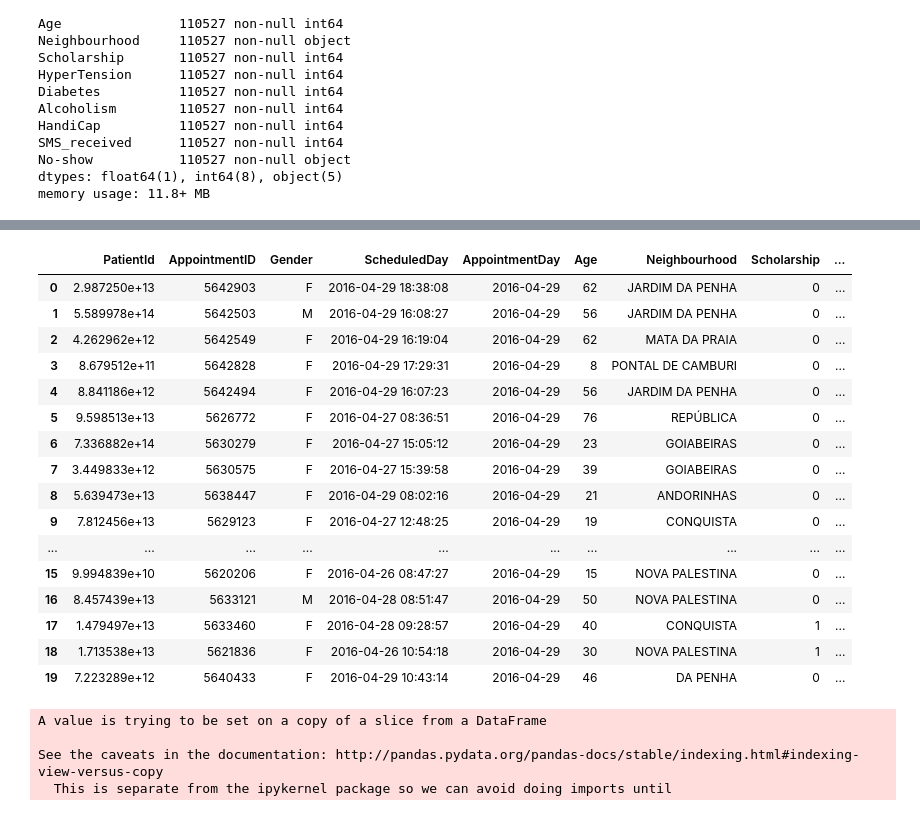
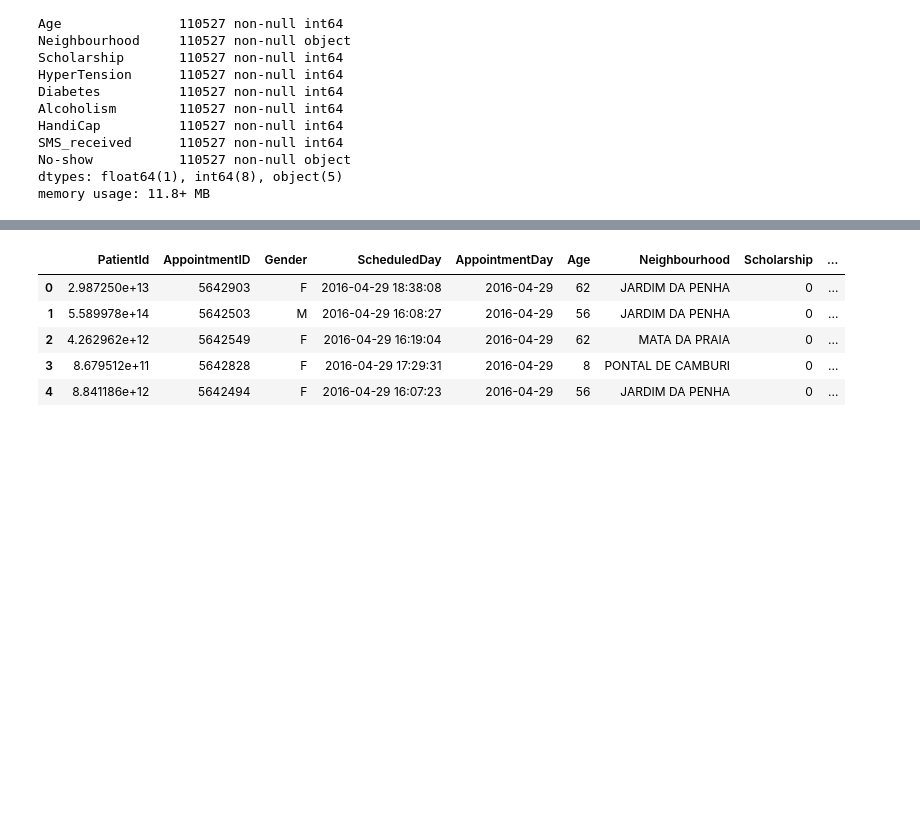
Before and after one commit to sandyabhat24/noShowup, a Jupyter notebook: noshowup.ipynb, the cells around one changed output, grey strips where cells are left out. Drawn from its saved outputs; the diff is of its cells as text; code cells hidden in the pictures; blank space fills up the shorter version.

```diff
--- a/noshowup.ipynb
+++ b/noshowup.ipynb
@@ -80,40 +73,24 @@ no_show.describe()
 | max | 9.999816e+14 | 5.790484e+06 | 115.000000 | 1.000000 | 1.000000 | 1.000000 | 1.000000 | 4.000000 | ... |
 # %%
 #selecting the valid age
-no_show = no_show[(no_show.Age >= 0) & (no_show.Age <= 100)]
+#no_show = no_show[(no_show.Age > 0) & (no_show.Age <= 100)]
 # %%
 #Converting the date columns to  datetime64 format
 no_show['ScheduledDay'] = no_show.ScheduledDay.apply(np.datetime64)
 no_show['AppointmentDay'] = no_show.AppointmentDay.apply(np.datetime64)
 no_show['WaitTime']=no_show.AppointmentDay-no_show.ScheduledDay
-no_show.head(20)
+no_show.head()
 # %% [output]
 |  | PatientId | AppointmentID | Gender | ScheduledDay | AppointmentDay | Age | Neighbourhood | Scholarship | ... |
 | 0 | 2.987250e+13 | 5642903 | F | 2016-04-29 18:38:08 | 2016-04-29 | 62 | JARDIM DA PENHA | 0 | ... |
 | 1 | 5.589978e+14 | 5642503 | M | 2016-04-29 16:08:27 | 2016-04-29 | 56 | JARDIM DA PENHA | 0 | ... |
 | 2 | 4.262962e+12 | 5642549 | F | 2016-04-29 16:19:04 | 2016-04-29 | 62 | MATA DA PRAIA | 0 | ... |
 | 3 | 8.679512e+11 | 5642828 | F | 2016-04-29 17:29:31 | 2016-04-29 | 8 | PONTAL DE CAMBURI | 0 | ... |
 | 4 | 8.841186e+12 | 5642494 | F | 2016-04-29 16:07:23 | 2016-04-29 | 56 | JARDIM DA PENHA | 0 | ... |
-| 5 | 9.598513e+13 | 5626772 | F | 2016-04-27 08:36:51 | 2016-04-29 | 76 | REPÚBLICA | 0 | ... |
-| 6 | 7.336882e+14 | 5630279 | F | 2016-04-27 15:05:12 | 2016-04-29 | 23 | GOIABEIRAS | 0 | ... |
-| 7 | 3.449833e+12 | 5630575 | F | 2016-04-27 15:39:58 | 2016-04-29 | 39 | GOIABEIRAS | 0 | ... |
-| 8 | 5.639473e+13 | 5638447 | F | 2016-04-29 08:02:16 | 2016-04-29 | 21 | ANDORINHAS | 0 | ... |
-| 9 | 7.812456e+13 | 5629123 | F | 2016-04-27 12:48:25 | 2016-04-29 | 19 | CONQUISTA | 0 | ... |
-| ... | ... | ... | ... | ... | ... | ... | ... | ... | ... |
-| 15 | 9.994839e+10 | 5620206 | F | 2016-04-26 08:47:27 | 2016-04-29 | 15 | NOVA PALESTINA | 0 | ... |
-| 16 | 8.457439e+13 | 5633121 | M | 2016-04-28 08:51:47 | 2016-04-29 | 50 | NOVA PALESTINA | 0 | ... |
-| 17 | 1.479497e+13 | 5633460 | F | 2016-04-28 09:28:57 | 2016-04-29 | 40 | CONQUISTA | 1 | ... |
-| 18 | 1.713538e+13 | 5621836 | F | 2016-04-26 10:54:18 | 2016-04-29 | 30 | NOVA PALESTINA | 1 | ... |
-| 19 | 7.223289e+12 | 5640433 | F | 2016-04-29 10:43:14 | 2016-04-29 | 46 | DA PENHA | 0 | ... |
 # %%
 # since there is only a single record with invalid age,updating the age with value -1 to mean of age
-age_mean=NoShow.Age.mean()
-no_show.Age[(no_show.Age >= 0) & (no_show.Age <= 100)] = age_mean
+#age_mean=NoShow.Age.mean()
+#no_show.Age[(no_show.Age <= 0) & (no_show.Age >= 100)] = age_mean
-# %% [output]
-A value is trying to be set on a copy of a slice from a DataFrame
-
-See the caveats in the documentation: http://pandas.pydata.org/pandas-docs/stable/indexing.html#indexing-view-versus-copy
-  This is separate from the ipykernel package so we can avoid doing imports until
 # %%
 # checking if there are any missing values
 
```
Also changed, not shown: parts of 24 cells of this notebook.
